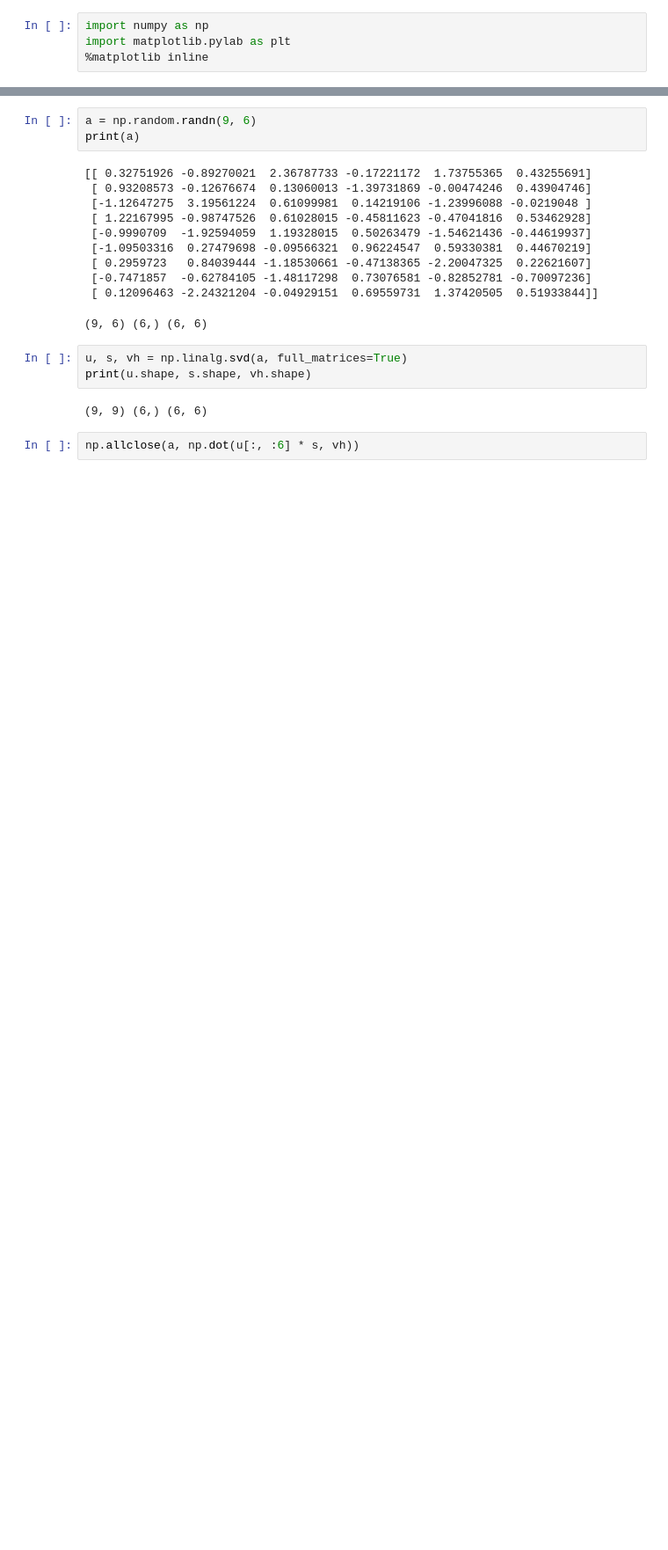
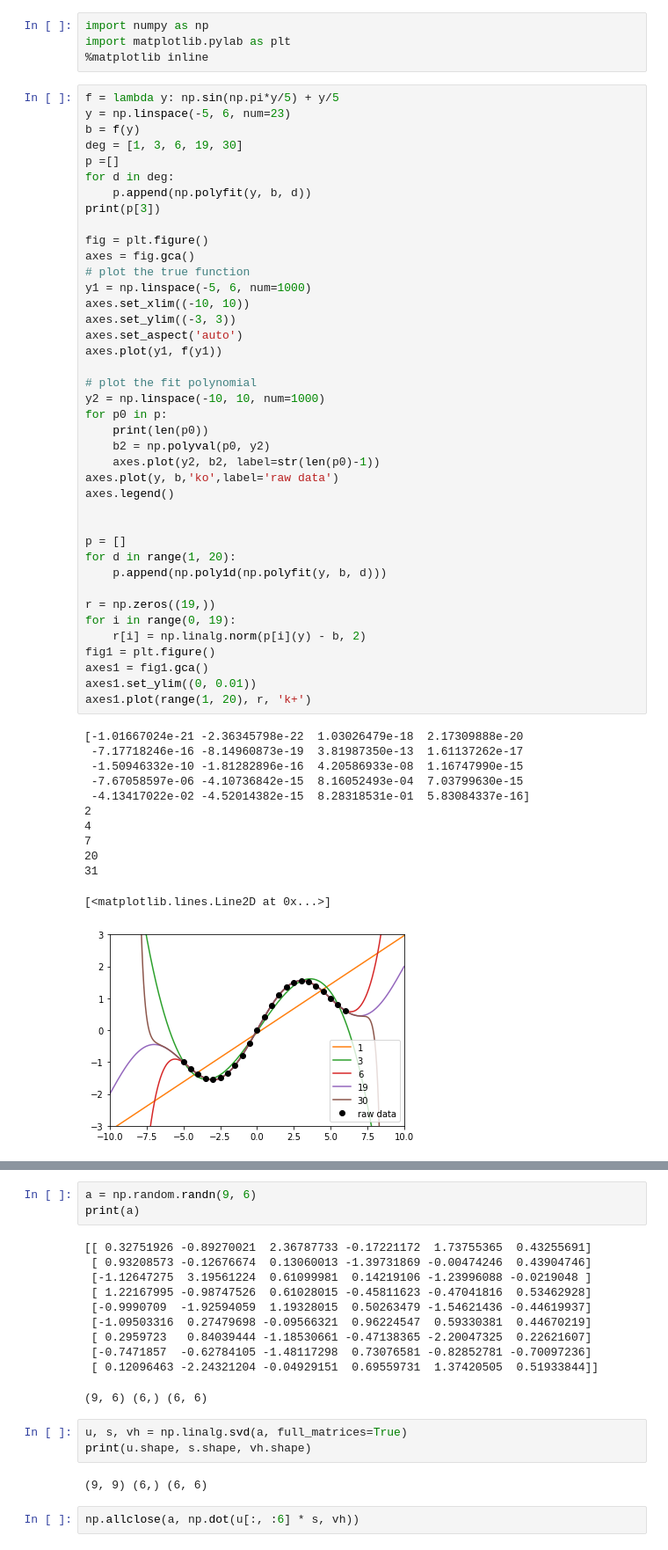
Before and after one commit to weihuayi/numal, a Jupyter notebook: svd.ipynb, the cells around one changed output, grey strips where cells are left out. Shown: that part at 88% size. Saved outputs shown, nothing was run; the diff lists cells and outputs as text; blank space fills up the shorter version.

```diff
--- a/svd.ipynb
+++ b/svd.ipynb
@@ -2,3 +2,56 @@
 import numpy as np
 import matplotlib.pylab as plt
 %matplotlib inline
+# %%
+f = lambda y: np.sin(np.pi*y/5) + y/5
+y = np.linspace(-5, 6, num=23)
+b = f(y)
+deg = [1, 3, 6, 19, 30]
+p =[]
+for d in deg:
+    p.append(np.polyfit(y, b, d))
+print(p[3])
+
+fig = plt.figure()
+axes = fig.gca()
+# plot the true function
+y1 = np.linspace(-5, 6, num=1000)
+axes.set_xlim((-10, 10))
+axes.set_ylim((-3, 3))
+axes.set_aspect('auto')
+axes.plot(y1, f(y1))
+
+# plot the fit polynomial
+y2 = np.linspace(-10, 10, num=1000)
+for p0 in p:
+    print(len(p0))
+    b2 = np.polyval(p0, y2)
+    axes.plot(y2, b2, label=str(len(p0)-1))
+axes.plot(y, b,'ko',label='raw data')
+axes.legend()
+
+
+p = []
+for d in range(1, 20):
+    p.append(np.poly1d(np.polyfit(y, b, d)))
+
+r = np.zeros((19,))
+for i in range(0, 19):
+    r[i] = np.linalg.norm(p[i](y) - b, 2)
+fig1 = plt.figure()
+axes1 = fig1.gca()
+axes1.set_ylim((0, 0.01))
+axes1.plot(range(1, 20), r, 'k+')
+# %% [output]
+[-1.01667024e-21 -2.36345798e-22  1.03026479e-18  2.17309888e-20
+ -7.17718246e-16 -8.14960873e-19  3.81987350e-13  1.61137262e-17
+ -1.50946332e-10 -1.81282896e-16  4.20586933e-08  1.16747990e-15
+ -7.67058597e-06 -4.10736842e-15  8.16052493e-04  7.03799630e-15
+ -4.13417022e-02 -4.52014382e-15  8.28318531e-01  5.83084337e-16]
+2
+4
+7
+20
+31
+[<matplotlib.lines.Line2D at 0x...>]
+[figure, added]
```
Also changed, not shown: parts of 1 cell of this notebook.
